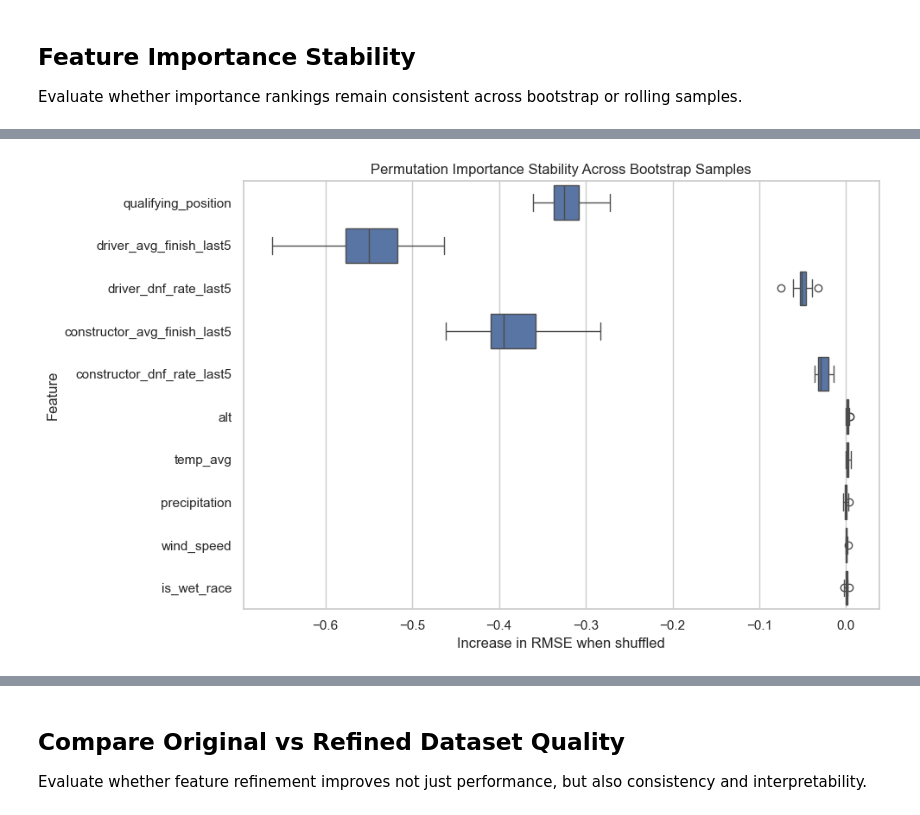
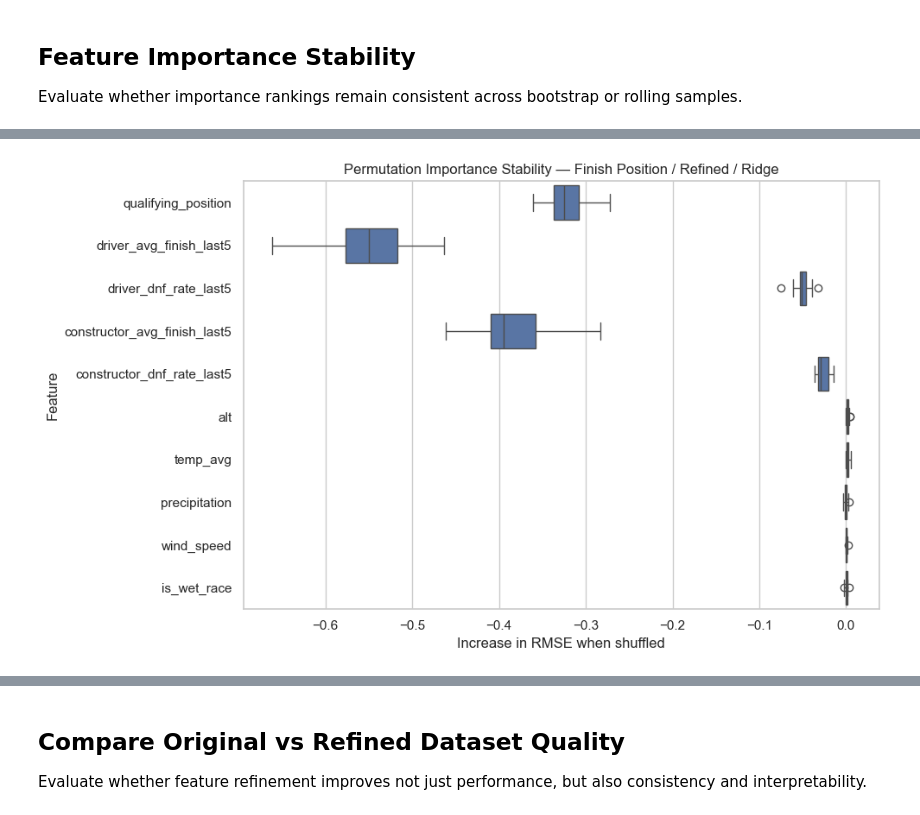
Before and after one commit to blackpaigestone/f1-worldchamp, a Jupyter notebook: 06_resampling_and_model_stability.ipynb, the cells around one changed output, grey strips where cells are left out. Saved outputs shown, nothing was run; the diff lists cells and outputs as text; code cells hidden in the pictures.

```diff
--- a/06_resampling_and_model_stability.ipynb
+++ b/06_resampling_and_model_stability.ipynb
@@ -420,0 +804,16 @@ rolling_splits = [
+# %%
+for target_name in TARGET_SPECS:
+    plt.figure(figsize=(12, 6))
+    sns.lineplot(
+        data=rolling_results[rolling_results["target"] == target_name],
+        x="test_year",
+        y="spearman",
+        hue="model",
+        style="dataset",
+        markers=True
+    )
+    plt.title(f"Rolling-Origin Spearman Correlation Over Time — {target_name}")
+    plt.xlabel("Test Year")
+    plt.ylabel("Spearman Correlation")
+    plt.tight_layout()
+    plt.show()
@@ -516,19 +943,0 @@ Estimate feature importance based on how much model performance degrades when ea
-# %%
-ridge_pipeline_refined.fit(X_train_refined, y_train_refined)
-
-perm = permutation_importance(
-    ridge_pipeline_refined,
-    X_test_refined,
-    y_test_refined,
-    n_repeats=20,
-    random_state=42,
-    scoring="neg_root_mean_squared_error"
-)
-
-perm_df = pd.DataFrame({
-    "feature": refined_features,
-    "importance_mean": -perm.importances_mean,
-    "importance_std": perm.importances_std
-}).sort_values("importance_mean", ascending=False)
-
-perm_df
@@ -597,10 +1100,16 @@ importance_stability.head()
 # %%
+plot_df = importance_stability[
+    (importance_stability["target"] == "finish_position") &
+    (importance_stability["dataset"] == "refined") &
+    (importance_stability["model"] == "ridge")
+].copy()
+
 plt.figure(figsize=(10, 6))
-sns.boxplot(data=importance_stability, x="importance", y="feature")
-plt.title("Permutation Importance Stability Across Bootstrap Samples")
+sns.boxplot(data=plot_df, x="importance_mean", y="feature")
+plt.title("Permutation Importance Stability — Finish Position / Refined / Ridge")
 plt.xlabel("Increase in RMSE when shuffled")
 plt.ylabel("Feature")
 plt.tight_layout()
 plt.show()
 # %% [output]
-[figure, old version]
+[figure, new version]
```
Also changed, not shown: parts of 62 cells of this notebook, 2 other files.
